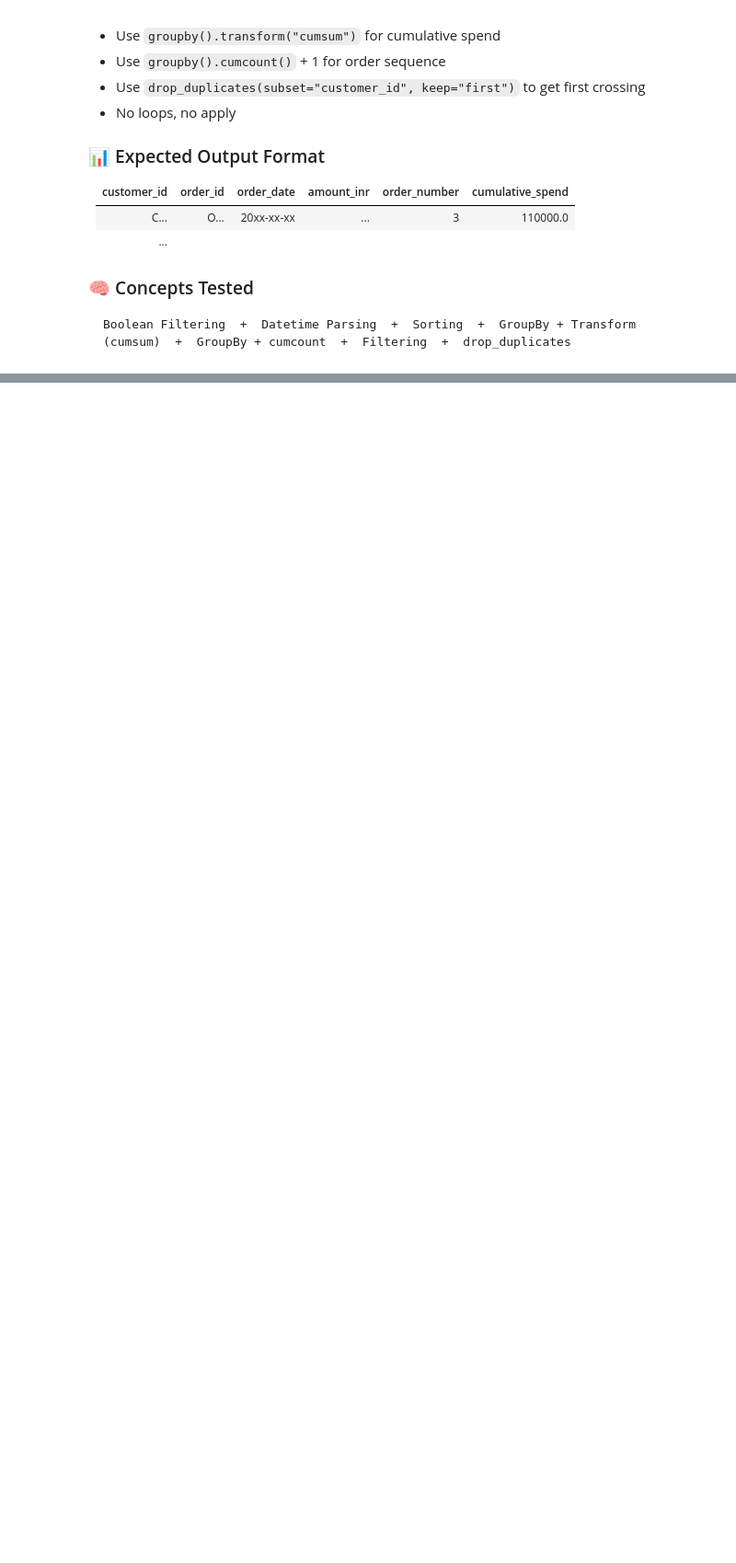
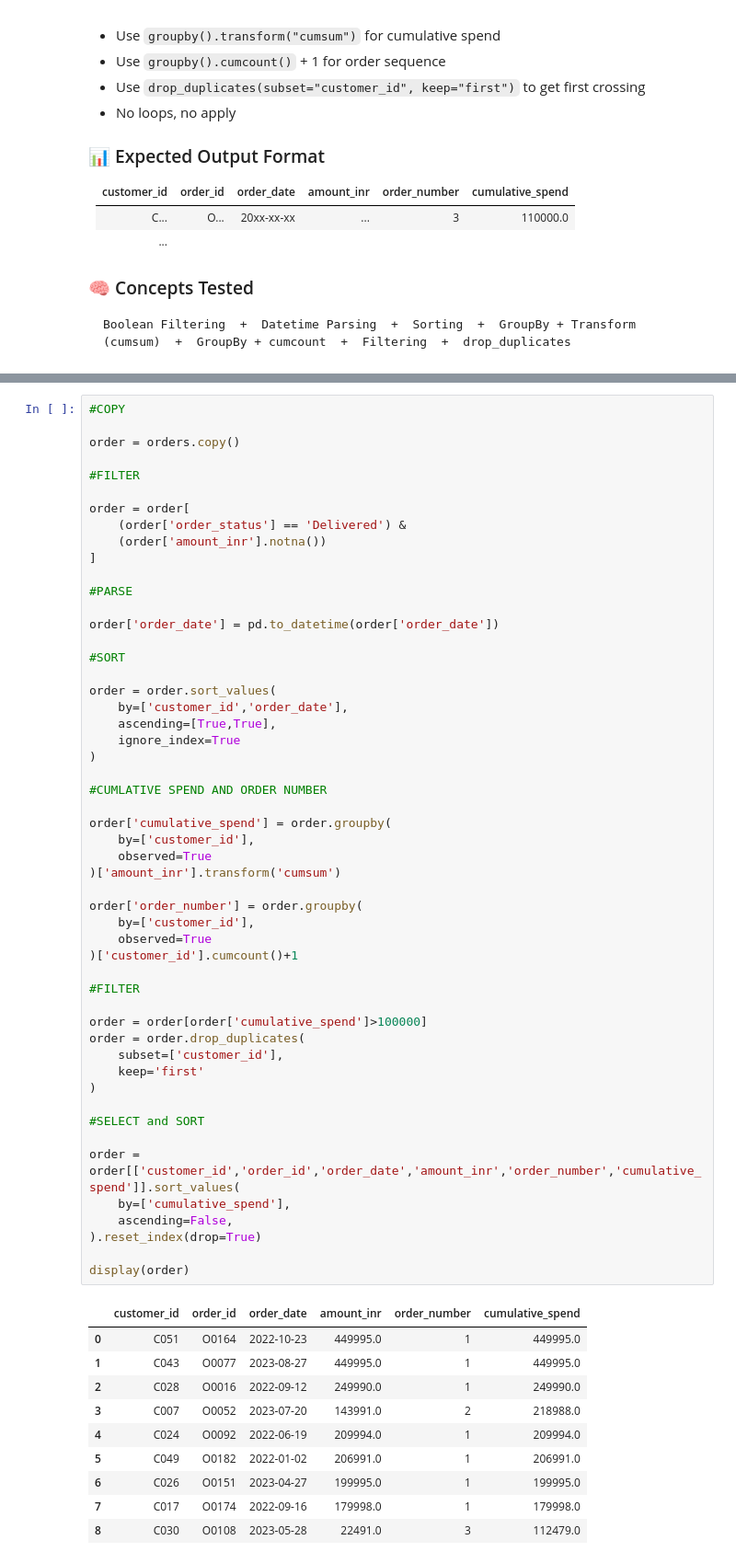
Before and after one commit to abhishekkatewaofficial-lab/Machine-Learning, a Jupyter notebook: Notes/Pandas/4. Practice/Pandas_Practice_Series_Notebook_01.ipynb, the cells around one changed output, grey strips where cells are left out. Shown at 92% size. Drawn from its saved outputs; the diff is of its cells as text; blank space fills up the shorter version.

```diff
--- a/Notes/Pandas/4. Practice/Pandas_Practice_Series_Notebook_01.ipynb
+++ b/Notes/Pandas/4. Practice/Pandas_Practice_Series_Notebook_01.ipynb
@@ -1609,3 +1626,66 @@ display(result)
+# %%
+#COPY
+
+order = orders.copy()
+
+#FILTER
+
+order = order[
+    (order['order_status'] == 'Delivered') &
+    (order['amount_inr'].notna())
+]
+
+#PARSE
+
+order['order_date'] = pd.to_datetime(order['order_date'])
+
+#SORT
+
+order = order.sort_values(
+    by=['customer_id','order_date'],
+    ascending=[True,True],
+    ignore_index=True
+)
+
+#CUMLATIVE SPEND AND ORDER NUMBER
+
+order['cumulative_spend'] = order.groupby(
+    by=['customer_id'],
+    observed=True
+)['amount_inr'].transform('cumsum')
+
+order['order_number'] = order.groupby(
+    by=['customer_id'],
+    observed=True
+)['customer_id'].cumcount()+1
+
+#FILTER
+
+order = order[order['cumulative_spend']>100000]
+order = order.drop_duplicates(
+    subset=['customer_id'],
+    keep='first'
+)
+
+#SELECT and SORT
+
+order = order[['customer_id','order_id','order_date','amount_inr','order_number','cumulative_spend']].sort_values(
+    by=['cumulative_spend'],
+    ascending=False,
+).reset_index(drop=True)
+
+display(order)
+# %% [output]
+|  | customer_id | order_id | order_date | amount_inr | order_number | cumulative_spend |
+| 0 | C051 | O0164 | 2022-10-23 | 449995.0 | 1 | 449995.0 |
+| 1 | C043 | O0077 | 2023-08-27 | 449995.0 | 1 | 449995.0 |
+| 2 | C028 | O0016 | 2022-09-12 | 249990.0 | 1 | 249990.0 |
+| 3 | C007 | O0052 | 2023-07-20 | 143991.0 | 2 | 218988.0 |
+| 4 | C024 | O0092 | 2022-06-19 | 209994.0 | 1 | 209994.0 |
+| 5 | C049 | O0182 | 2022-01-02 | 206991.0 | 1 | 206991.0 |
+| 6 | C026 | O0151 | 2023-04-27 | 199995.0 | 1 | 199995.0 |
+| 7 | C017 | O0174 | 2022-09-16 | 179998.0 | 1 | 179998.0 |
+| 8 | C030 | O0108 | 2023-05-28 | 22491.0 | 3 | 112479.0 |
 # %% [markdown]
 <details>
 <summary>💡 Hint — Click to expand (try on your own first!)</summary>
```
Also changed, not shown: parts of 9 cells of this notebook, 1 other file.
